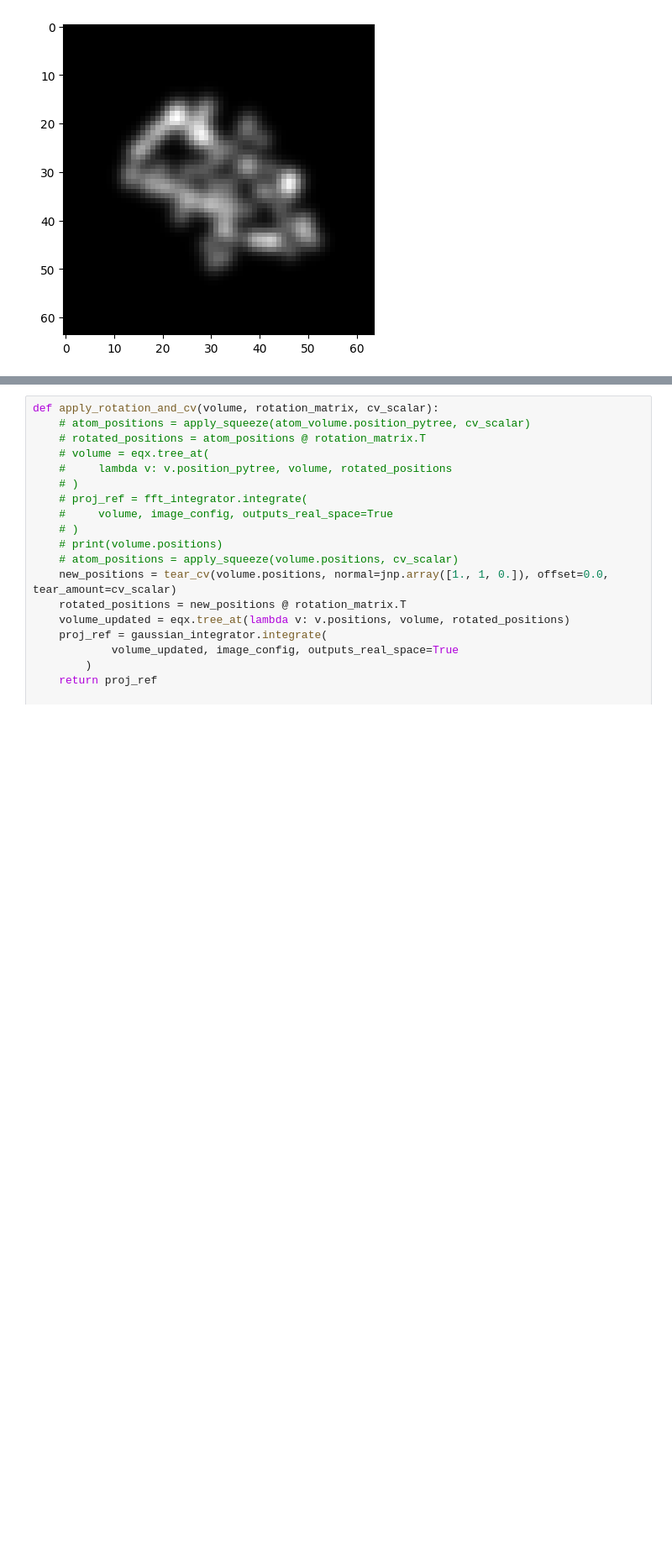
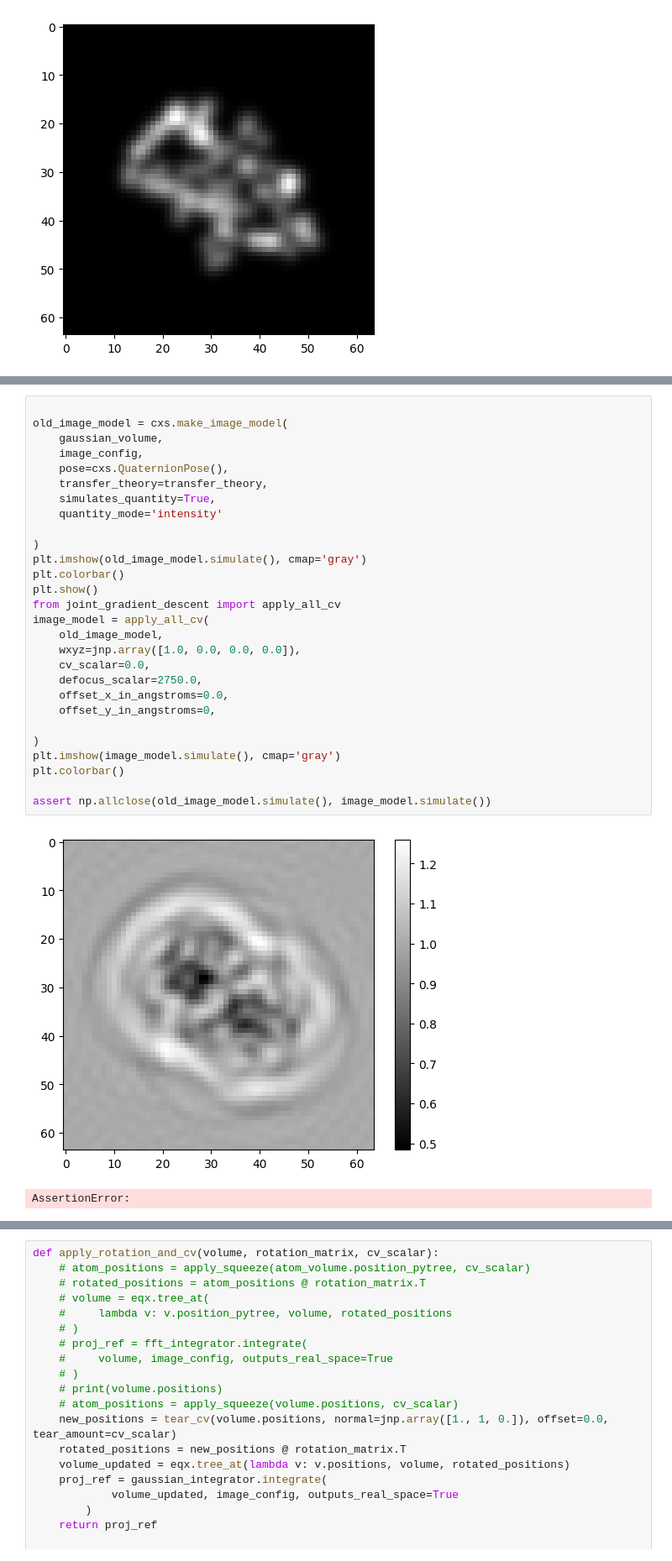
Before and after one commit to flatironinstitute/GOTO-SWAP, a Jupyter notebook: examples/cryojax_joint_optimization.ipynb, the cells around one changed output, grey strips where cells are left out. Shown at 84% size. Saved outputs shown, nothing was run; the diff lists cells and outputs as text; blank space fills up the shorter version.

```diff
--- a/examples/cryojax_joint_optimization.ipynb
+++ b/examples/cryojax_joint_optimization.ipynb
@@ -103,0 +103,31 @@ plt.colorbar()
+# %%
+
+old_image_model = cxs.make_image_model(
+    gaussian_volume,
+    image_config,
+    pose=cxs.QuaternionPose(),
+    transfer_theory=transfer_theory,
+    simulates_quantity=True,
+    quantity_mode='intensity'
+
+)
+plt.imshow(old_image_model.simulate(), cmap='gray')
+plt.colorbar()
+plt.show()
+from joint_gradient_descent import apply_all_cv
+image_model = apply_all_cv(
+    old_image_model,
+    wxyz=jnp.array([1.0, 0.0, 0.0, 0.0]),
+    cv_scalar=0.0,
+    defocus_scalar=2750.0,
+    offset_x_in_angstroms=0.0,
+    offset_y_in_angstroms=0,
+
+)
+plt.imshow(image_model.simulate(), cmap='gray')
+plt.colorbar()
+
+assert np.allclose(old_image_model.simulate(), image_model.simulate())
+# %% [output]
+[figure, added]
+AssertionError:
```
Also changed, not shown: parts of 21 cells of this notebook, 2 other files.
